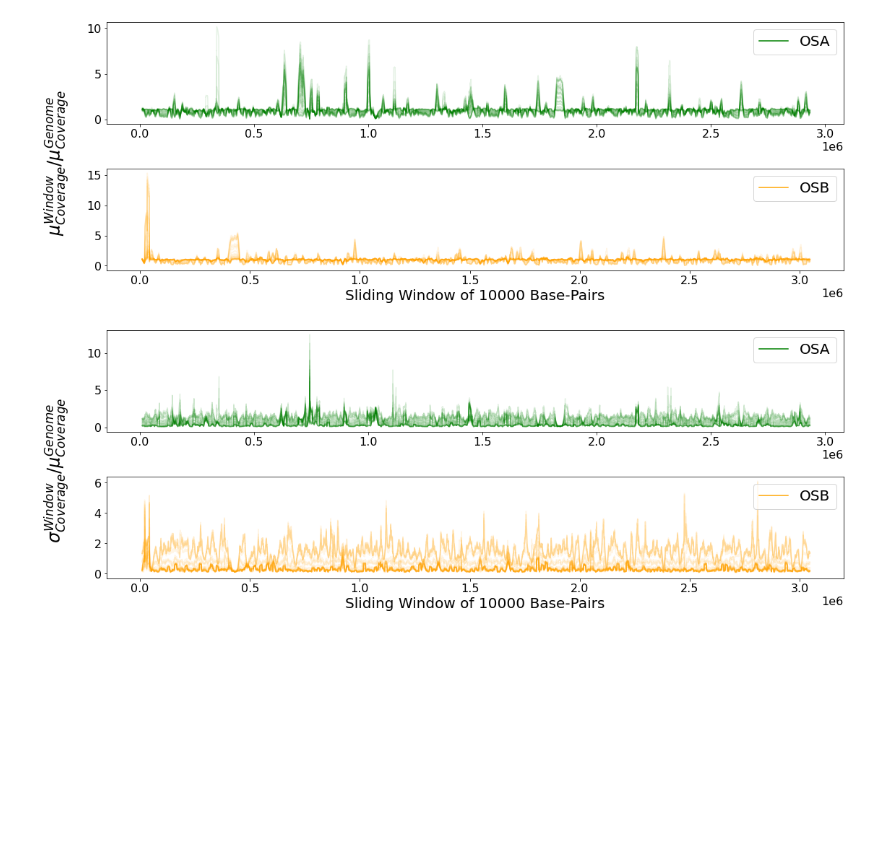
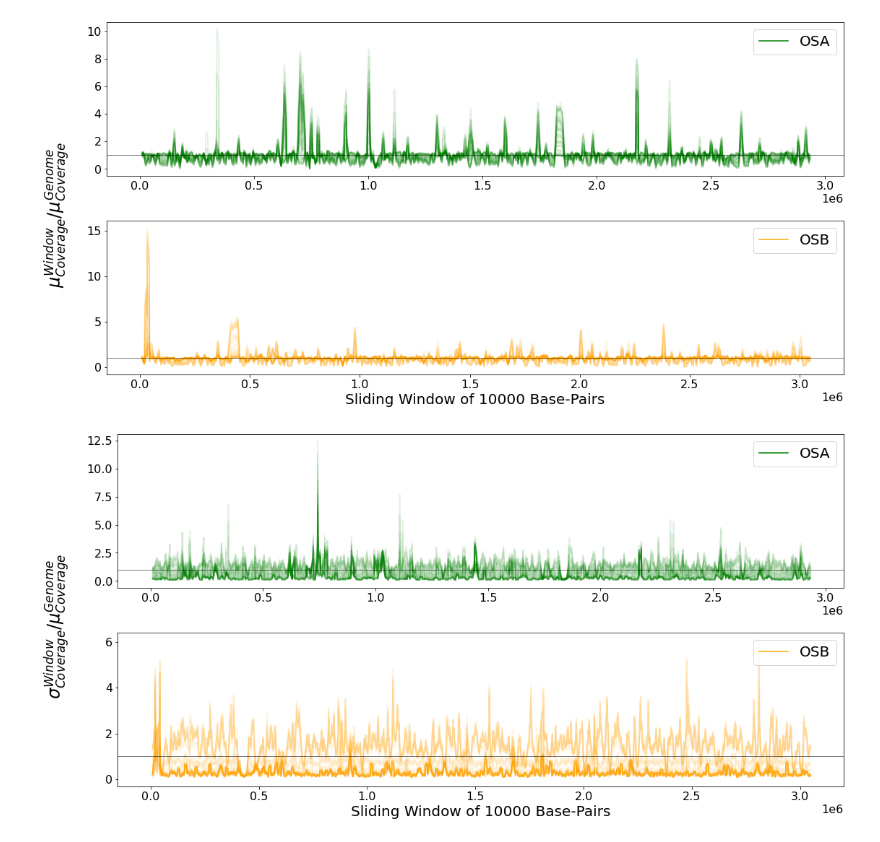
Before and after one commit to hsmurali/Hot_Springs_Analysis, a Jupyter notebook: Scripts/Strain-Analysis/Synechococcus_Paper/Compare_Genome_Coverages.ipynb, the cells around one changed output. Cells and saved outputs as stored; diff of their text form; code cells hidden in the pictures; blank space fills up the shorter version.

```diff
--- a/Scripts/Strain-Analysis/Synechococcus_Paper/Compare_Genome_Coverages.ipynb
+++ b/Scripts/Strain-Analysis/Synechococcus_Paper/Compare_Genome_Coverages.ipynb
@@ -14,12 +14,12 @@ rcParams = {'font.size': 20,
 
 def Load_CSV(filepath):
     df = pd.DataFrame()
-    iters = pd.read_csv(filepath,sep = "\t",chunksize=1000000, engine='c')
+    iters = pd.read_csv(filepath,sep = "\t",chunksize=100000, engine='c')
     for i in iters:
         df = df.append(i, ignore_index = True)
     return df
 # %%
-data_dir = 'Mount-2/hotspring_metagenome/Synechococcus_paper_analysis/Differential_Read_Counting/'
+data_dir = '/Users/harihara/Mount-2/hotspring_metagenome/Synechococcus_paper_analysis/Differential_Read_Counting/'
 # %%
 OSA_averages = pd.DataFrame()
 OSB_averages = pd.DataFrame()
@@ -59,23 +59,23 @@ plt.rcParams.update(rcParams)
 OSA_bin_avg_mat = (OSA_averages.rolling(w).mean()[w-1::w]/OSA_averages.mean()).values.T
 OSB_bin_avg_mat = (OSB_averages.rolling(w).mean()[w-1::w]/OSB_averages.mean()).values.T
 
-fig,ax = plt.subplots(2,1,figsize = (16,6))
+fig,ax = plt.subplots(2,1,figsize = (16,8))
 ctr = 0
 for i in range(0, len(OSA_bin_avg_mat)):
-    ax[0].plot(OSA_bin_avg_mat[i], color = 'green', alpha = 0.1)
+    ax[0].plot(OSA_bin_avg_mat[i], color = 'green', alpha = 0.1, linewidth = 2)
     ctr += 1
 ax[0].plot(0,0, color = 'green', label = 'OSA')
 ax[0].legend(loc=1)
 
 ctr = 0
 for i in range(0, len(OSB_bin_avg_mat)):
-    ax[1].plot(OSB_bin_avg_mat[i], color = 'orange', alpha = 0.1)
+    ax[1].plot(OSB_bin_avg_mat[i], color = 'orange', alpha = 0.1, linewidth = 2)
     ctr += 1
 ax[1].plot(0,0, color = 'orange', label = 'OSB')
 ax[1].legend(loc=1)
 fig.supylabel(r'$\mu_{Coverage}^{Bin}/\mu_{Coverage}^{Genome}$')
 ax[1].set_xlabel('Genome Bin of 1000 Base-Pairs')
 fig.tight_layout()
-fig.savefig('Research-Activities/Plots/Hot_Spring_Plots/Synechococcus-Paper/Bin-Coverage-Mean.pdf')
+fig.savefig('/Users/harihara/Research-Activities/Plots/Hot_Spring_Plots/Synechococcus-Paper/Bin-Coverage-Mean.pdf')
 del OSA_bin_avg_mat, OSB_bin_avg_mat
 # %% [output]
@@ -84,18 +84,18 @@ del OSA_bin_avg_mat, OSB_bin_avg_mat
 OSA_bin_avg_mat = (OSA_averages.rolling(w).std()[w-1::w]/OSA_averages.rolling(w).mean()[w-1::w]).values.T
 OSB_bin_avg_mat = (OSB_averages.rolling(w).std()[w-1::w]/OSB_averages.rolling(w).mean()[w-1::w]).values.T
 
-fig,ax = plt.subplots(2,1,figsize = (16,6))
+fig,ax = plt.subplots(2,1,figsize = (16,8))
 
 ctr = 0
 for i in range(0, len(OSA_bin_avg_mat)):
-    ax[0].plot(OSA_bin_avg_mat[i], color = 'green', alpha = 0.1)
+    ax[0].plot(OSA_bin_avg_mat[i], color = 'green', alpha = 0.1, linewidth = 2)
     ctr += 1
 ax[0].plot(0,0, color = 'green', label = 'OSA')
 ax[0].legend(loc = 1)
 
 ctr = 0
 for i in range(0, len(OSB_bin_avg_mat)):
-    ax[1].plot(OSB_bin_avg_mat[i], color = 'orange', alpha = 0.1)
+    ax[1].plot(OSB_bin_avg_mat[i], color = 'orange', alpha = 0.1, linewidth = 2)
     ctr += 1
 ax[1].plot(0,0, color = 'orange', label = 'OSB')
 ax[1].legend(loc = 1)
@@ -104,6 +104,6 @@ fig.supylabel(r'$\sigma_{Coverage}^{Bin}/\mu_{Coverage}^{Bin}$')
 ax[1].set_xlabel('Genome Bin of 1000 Base-Pairs')
 
 fig.tight_layout()
-fig.savefig('Research-Activities/Plots/Hot_Spring_Plots/Synechococcus-Paper/Bin-Coverage-CV.pdf')
+fig.savefig('/Users/harihara/Research-Activities/Plots/Hot_Spring_Plots/Synechococcus-Paper/Bin-Coverage-CV.pdf')
 del OSA_bin_avg_mat, OSB_bin_avg_mat
 # %% [output]
@@ -111,57 +111,63 @@ del OSA_bin_avg_mat, OSB_bin_avg_mat
 # %%
 w = 10000
 
 OSA_bin_avg_mat = (OSA_averages.rolling(w).mean()/OSA_averages.mean()).values.T
 OSB_bin_avg_mat = (OSB_averages.rolling(w).mean()/OSB_averages.mean()).values.T
 
-fig,ax = plt.subplots(2,1,figsize = (16,6))
+fig,ax = plt.subplots(2,1,figsize = (16,8))
 ctr = 0
 for i in range(0, len(OSA_bin_avg_mat)):
-    ax[0].plot(OSA_bin_avg_mat[i], color = 'green', alpha = 0.1)
+    ax[0].plot(OSA_bin_avg_mat[i], color = 'green', alpha = 0.1, linewidth = 2)
     ctr += 1
 ax[0].plot(0,0, color = 'green', label = 'OSA')
 ax[0].legend()
+ax[0].axhline(1, color = 'black',linewidth=0.5)
+
 ctr = 0
+
 for i in range(0, len(OSB_bin_avg_mat)):
-    ax[1].plot(OSB_bin_avg_mat[i], color = 'orange', alpha = 0.1)
+    ax[1].plot(OSB_bin_avg_mat[i], color = 'orange', alpha = 0.1, linewidth = 2)
     ctr += 1
 ax[1].plot(0,0, color = 'orange', label = 'OSB')
 ax[1].legend()
+ax[1].axhline(1, color = 'black',linewidth=0.5)
 
 fig.supylabel(r'$\mu_{Coverage}^{Window}/\mu_{Coverage}^{Genome}$')
 ax[1].set_xlabel('Sliding Window of 10000 Base-Pairs')
 
 fig.tight_layout()
-fig.savefig('Research-Activities/Plots/Hot_Spring_Plots/Synechococcus-Paper/Rolling-Coverage-Mean.pdf')
+fig.savefig('/Users/harihara/Research-Activities/Plots/Hot_Spring_Plots/Synechococcus-Paper/Rolling-Coverage-Mean.pdf')
 
 del OSA_bin_avg_mat, OSB_bin_avg_mat
 # %% [output]
-[figure, old version]
+[figure, new version]
 # %%
 OSA_bin_avg_mat = (OSA_averages.rolling(w).std()/OSA_averages.rolling(w).mean()).values.T
 OSB_bin_avg_mat = (OSB_averages.rolling(w).std()/OSB_averages.rolling(w).mean()).values.T
 
-fig,ax = plt.subplots(2,1,figsize = (16,6))
+fig,ax = plt.subplots(2,1,figsize = (16,8))
 ctr = 0
 for i in range(0, len(OSA_bin_avg_mat)):
-    ax[0].plot(OSA_bin_avg_mat[i], color = 'green', alpha = 0.1)
+    ax[0].plot(OSA_bin_avg_mat[i], color = 'green', alpha = 0.1, linewidth = 2)
     ctr += 1
 ax[0].plot(0,0, color = 'green', label = 'OSA')
 ax[0].legend(loc = 1)
+ax[0].axhline(1, color = 'black',linewidth=0.5)
 
 ctr = 0
 for i in range(0, len(OSB_bin_avg_mat)):
-    ax[1].plot(OSB_bin_avg_mat[i], color = 'orange', alpha = 0.1)
+    ax[1].plot(OSB_bin_avg_mat[i], color = 'orange', alpha = 0.1, linewidth = 2)
     ctr += 1
 ax[1].plot(0,0, color = 'orange', label = 'OSB')
 ax[1].legend(loc = 1)
+ax[1].axhline(1, color = 'black',linewidth=0.5)
 
 fig.supylabel(r'$\sigma_{Coverage}^{Window}/\mu_{Coverage}^{Genome}$')
 ax[1].set_xlabel('Sliding Window of 10000 Base-Pairs')
 
 fig.tight_layout()
-fig.savefig('Research-Activities/Plots/Hot_Spring_Plots/Synechococcus-Paper/Rolling-Coverage-CV.pdf')
+fig.savefig('/Users/harihara/Research-Activities/Plots/Hot_Spring_Plots/Synechococcus-Paper/Rolling-Coverage-CV.pdf')
 
 del OSA_bin_avg_mat, OSB_bin_avg_mat
 # %% [output]
-[figure, old version]
+[figure, new version]
```
Also changed, not shown: parts of 7 cells of this notebook, 1 other file.
